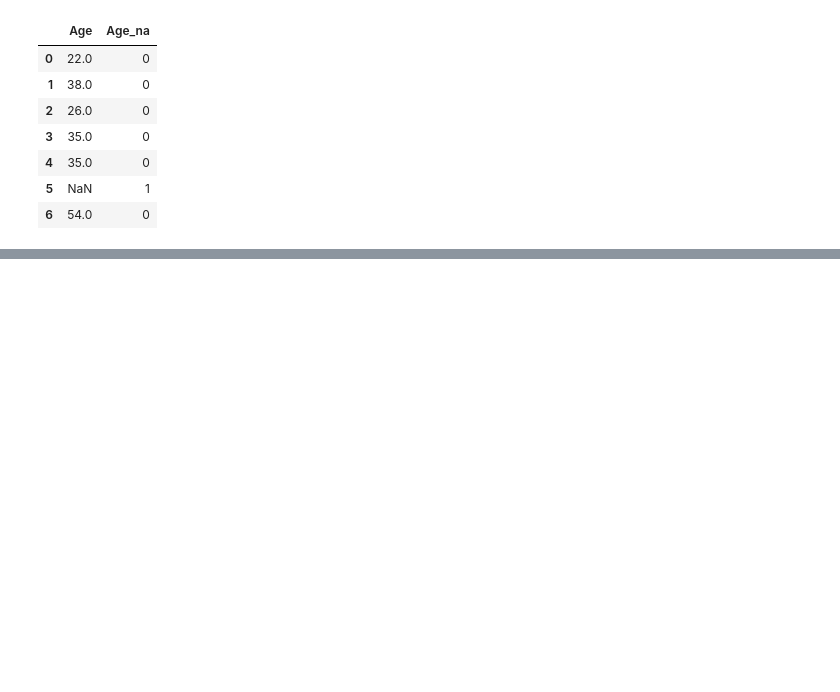
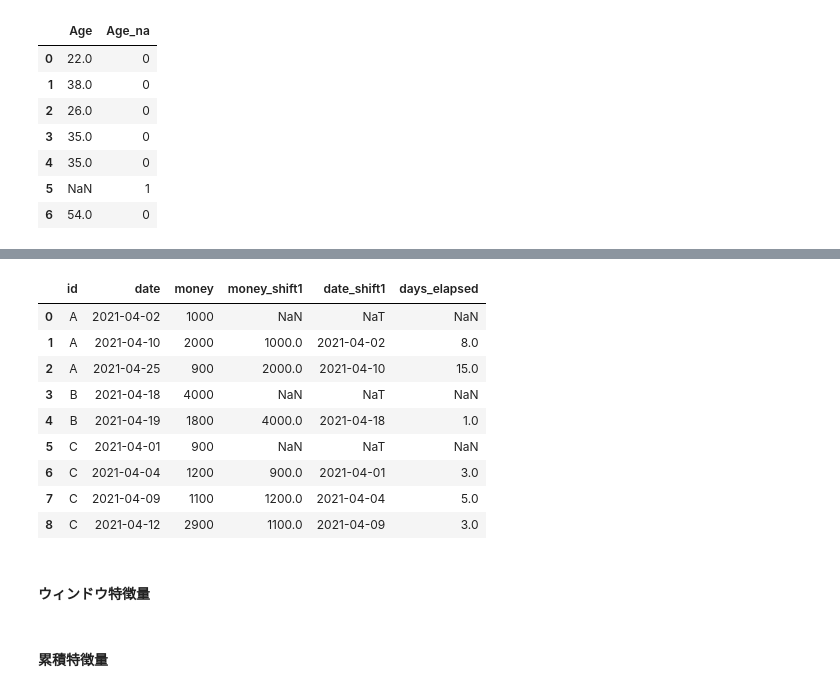
Before and after one commit to ginmaruGH/kaggle_ml_ric, a Jupyter notebook: ch05.ipynb, the cells around one changed output, grey strips where cells are left out. Saved outputs shown, nothing was run; the diff lists cells and outputs as text; code cells hidden in the pictures; blank space fills up the shorter version.

Commit message:
5.3.6 時系列データ ラグ特徴量

```diff
--- a/ch05.ipynb
+++ b/ch05.ipynb
@@ -563,0 +859,22 @@ df_train[["Age", "Age_na"]].head(7)
+# %%
+# ラグ特徴量（IDごとにシフト）
+df2 = pd.DataFrame(
+    {
+        "id": ["A"]*3 + ["B"]*2 + ["C"]*4,
+        "date": [
+            "2021-04-02",
+            "2021-04-10",
+            "2021-04-25",
+            "2021-04-18",
+            "2021-04-19",
+            "2021-04-01",
+            "2021-04-04",
+            "2021-04-09",
+            "2021-04-12",
+        ],
+        "money": [1000, 2000, 900, 4000, 1800, 900, 1200, 1100, 2900],
+    }
+)
+df2["date"] = pd.to_datetime(df2["date"], format="%Y-%m-%d")
+df2["money_shift1"] = df2.groupby("id")["money"].shift(1)
+df2
@@ -563,0 +892,21 @@ df_train[["Age", "Age_na"]].head(7)
+# %%
+# ラグ特徴量（経過日数）
+df2["date_shift1"] = df2.groupby("id")["date"].shift(1)
+df2["days_elapsed"] = df2["date"] - df2["date_shift1"]
+df2["days_elapsed"] = df2["days_elapsed"].dt.days
+df2
+# %% [output]
+|  | id | date | money | money_shift1 | date_shift1 | days_elapsed |
+| 0 | A | 2021-04-02 | 1000 | NaN | NaT | NaN |
+| 1 | A | 2021-04-10 | 2000 | 1000.0 | 2021-04-02 | 8.0 |
+| 2 | A | 2021-04-25 | 900 | 2000.0 | 2021-04-10 | 15.0 |
+| 3 | B | 2021-04-18 | 4000 | NaN | NaT | NaN |
+| 4 | B | 2021-04-19 | 1800 | 4000.0 | 2021-04-18 | 1.0 |
+| 5 | C | 2021-04-01 | 900 | NaN | NaT | NaN |
+| 6 | C | 2021-04-04 | 1200 | 900.0 | 2021-04-01 | 3.0 |
+| 7 | C | 2021-04-09 | 1100 | 1200.0 | 2021-04-04 | 5.0 |
+| 8 | C | 2021-04-12 | 2900 | 1100.0 | 2021-04-09 | 3.0 |
+# %% [markdown]
+#### ウィンドウ特徴量
+# %% [markdown]
+#### 累積特徴量
```
Also changed, not shown: parts of 28 cells of this notebook.
